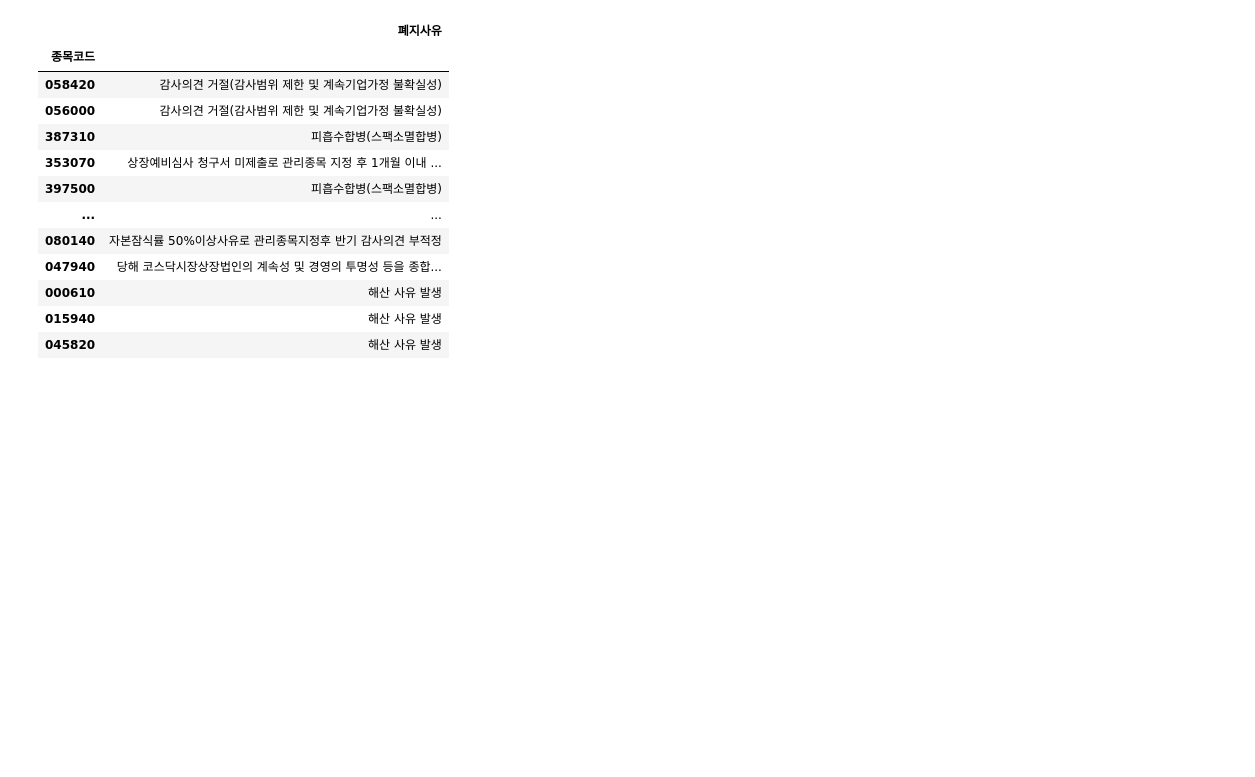
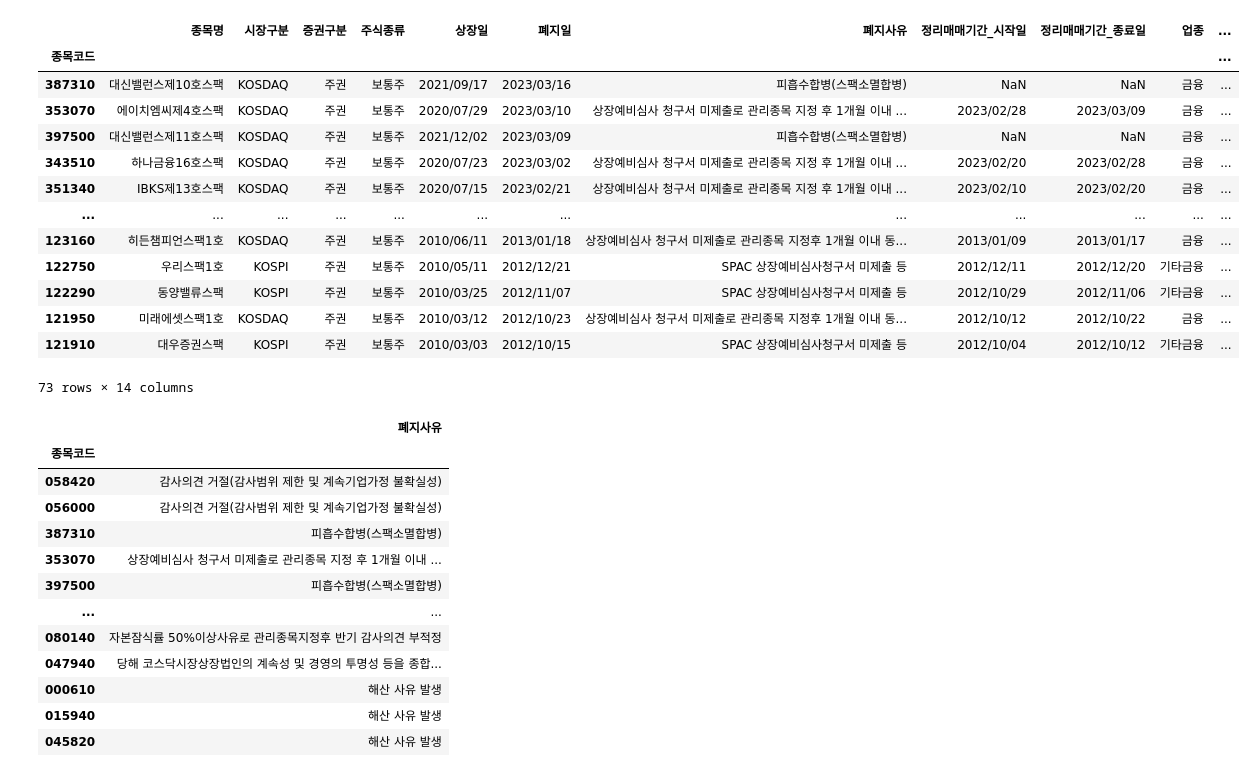
Before and after one commit to BDooHyun/ubion_python_class_01, a Jupyter notebook: 공모전/상장폐지.ipynb, the cells around one changed output. Drawn from its saved outputs; the diff is of its cells as text; code cells hidden in the pictures; blank space fills up the shorter version.

```diff
--- a/공모전/상장폐지.ipynb
+++ b/공모전/상장폐지.ipynb
@@ -27,3 +10,20 @@ df2
+# %%
+df2[df2["종목명"].str.contains("스팩")]
+# %% [output]
+|  | 종목명 | 시장구분 | 증권구분 | 주식종류 | 상장일 | 폐지일 | 폐지사유 | 정리매매기간_시작일 | 정리매매기간_종료일 | 업종 | ... |
+| 종목코드 |  |  |  |  |  |  |  |  |  |  | ... |
+| 387310 | 대신밸런스제10호스팩 | KOSDAQ | 주권 | 보통주 | 2021/09/17 | 2023/03/16 | 피흡수합병(스팩소멸합병) | NaN | NaN | 금융 | ... |
+| 353070 | 에이치엠씨제4호스팩 | KOSDAQ | 주권 | 보통주 | 2020/07/29 | 2023/03/10 | 상장예비심사 청구서 미제출로 관리종목 지정 후 1개월 이내 ... | 2023/02/28 | 2023/03/09 | 금융 | ... |
+| 397500 | 대신밸런스제11호스팩 | KOSDAQ | 주권 | 보통주 | 2021/12/02 | 2023/03/09 | 피흡수합병(스팩소멸합병) | NaN | NaN | 금융 | ... |
+| 343510 | 하나금융16호스팩 | KOSDAQ | 주권 | 보통주 | 2020/07/23 | 2023/03/02 | 상장예비심사 청구서 미제출로 관리종목 지정 후 1개월 이내 ... | 2023/02/20 | 2023/02/28 | 금융 | ... |
+| 351340 | IBKS제13호스팩 | KOSDAQ | 주권 | 보통주 | 2020/07/15 | 2023/02/21 | 상장예비심사 청구서 미제출로 관리종목 지정 후 1개월 이내 ... | 2023/02/10 | 2023/02/20 | 금융 | ... |
+| ... | ... | ... | ... | ... | ... | ... | ... | ... | ... | ... | ... |
+| 123160 | 히든챔피언스팩1호 | KOSDAQ | 주권 | 보통주 | 2010/06/11 | 2013/01/18 | 상장예비심사 청구서 미제출로 관리종목 지정후 1개월 이내 동... | 2013/01/09 | 2013/01/17 | 금융 | ... |
+| 122750 | 우리스팩1호 | KOSPI | 주권 | 보통주 | 2010/05/11 | 2012/12/21 | SPAC 상장예비심사청구서 미제출 등 | 2012/12/11 | 2012/12/20 | 기타금융 | ... |
+| 122290 | 동양밸류스팩 | KOSPI | 주권 | 보통주 | 2010/03/25 | 2012/11/07 | SPAC 상장예비심사청구서 미제출 등 | 2012/10/29 | 2012/11/06 | 기타금융 | ... |
+| 121950 | 미래에셋스팩1호 | KOSDAQ | 주권 | 보통주 | 2010/03/12 | 2012/10/23 | 상장예비심사 청구서 미제출로 관리종목 지정후 1개월 이내 동... | 2012/10/12 | 2012/10/22 | 금융 | ... |
+| 121910 | 대우증권스팩 | KOSPI | 주권 | 보통주 | 2010/03/03 | 2012/10/15 | SPAC 상장예비심사청구서 미제출 등 | 2012/10/04 | 2012/10/12 | 기타금융 | ... |
+73 rows × 14 columns
 # %%
 df2[["폐지사유"]]
 # %% [output]
```
Also changed, not shown: parts of 2 cells of this notebook, 4 other files.
